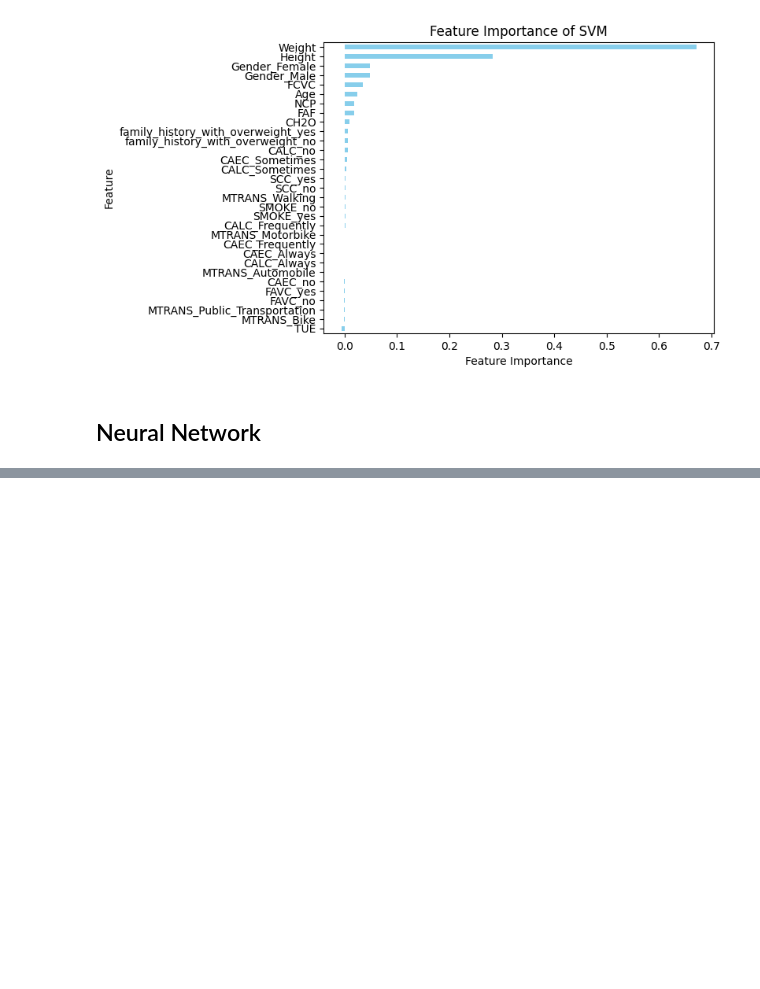
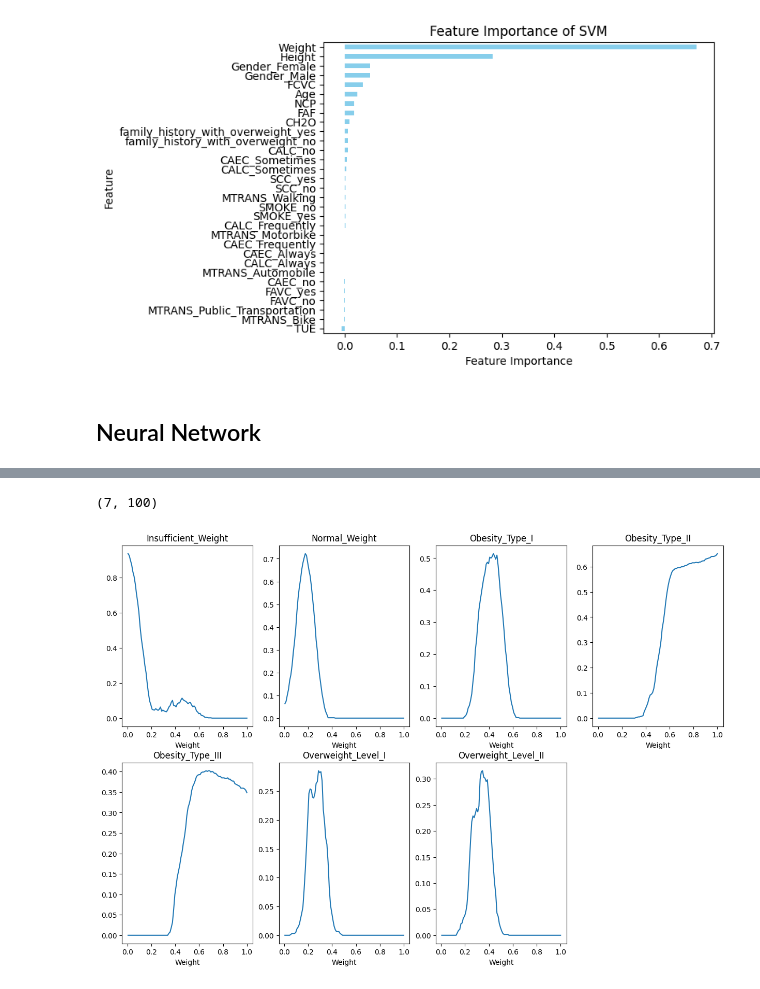
Before and after one commit to epitta/Statistical_A3, a Jupyter notebook: A3v3finalmodels.ipynb, the cells around one changed output, grey strips where cells are left out. Saved outputs shown, nothing was run; the diff lists cells and outputs as text; code cells hidden in the pictures; blank space fills up the shorter version.

```diff
--- a/A3v3finalmodels.ipynb
+++ b/A3v3finalmodels.ipynb
@@ -377,0 +400,35 @@ y_pred_nn = nn_model.predict(X_test)
+# %%
+# single test
+import numpy as np
+from collections import Counter
+
+feature_idx = 2
+feature_values = np.linspace(X_test[:, feature_idx].min(), X_test[:, feature_idx].max(), 100)
+predictions = []
+
+for value in feature_values:
+    X_temp = X_test.copy()
+    X_temp[:, feature_idx] = value
+
+    pred = nn_model.predict(X_temp)
+    pred = pred.argmax(axis=1)
+    pred_count = Counter(pred)
+    total_count = sum(pred_count.values())
+    pred_prob = [pred_count.get(i, 0) / total_count for i in range(7)]
+
+    predictions.append(pred_prob)
+predictions = np.array(predictions).T
+
+predictions.shape
+# %% [output]
+(7, 100)
+# %%
+fig, ax = plt.subplots(2,4, figsize=(15, 10))
+for i in range(7):
+    ax[i//4, i%4].plot(feature_values, predictions[i], label=f'{class_name[i]}')
+    ax[i//4, i%4].set_title(f'{class_name[i]}')
+    ax[i//4, i%4].set_xlabel('Weight')
+    ax[i//4, i%4].set_ylabel('')
+fig.delaxes(ax[1,3])
+# %% [output]
+[figure, added]
```
Also changed, not shown: parts of 12 cells of this notebook, 1 other file.
